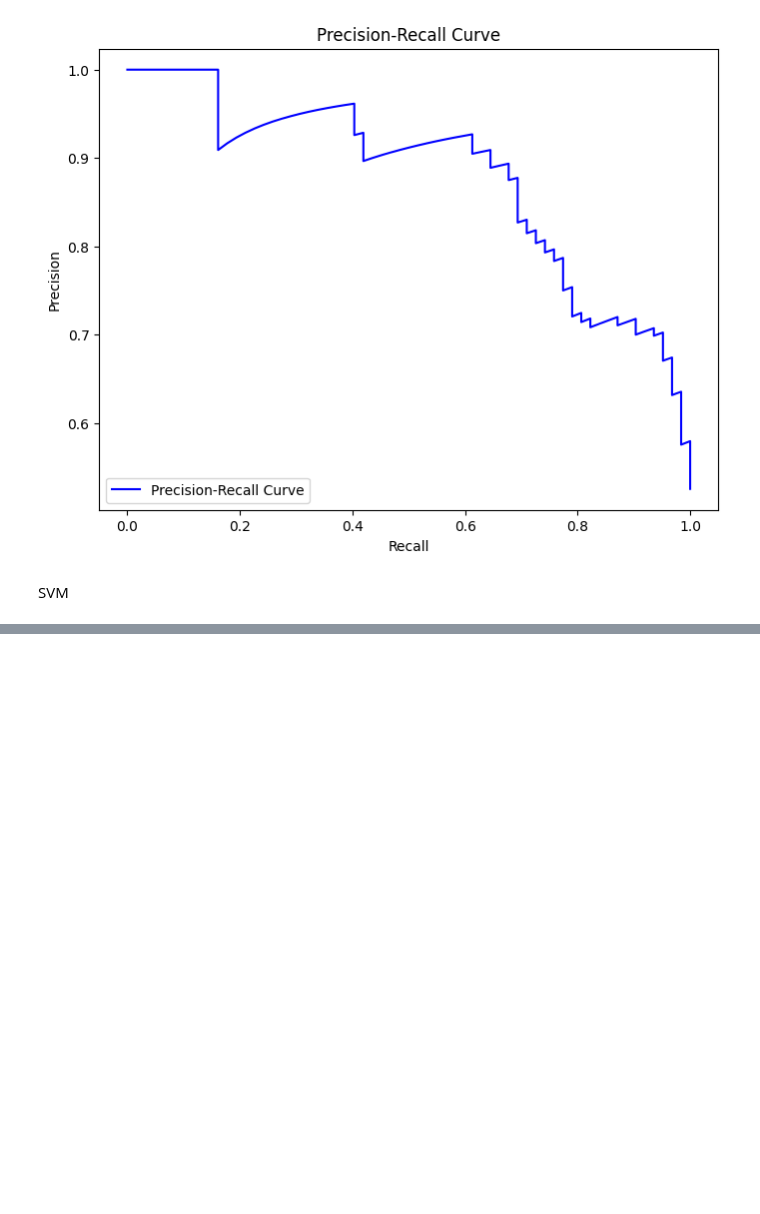
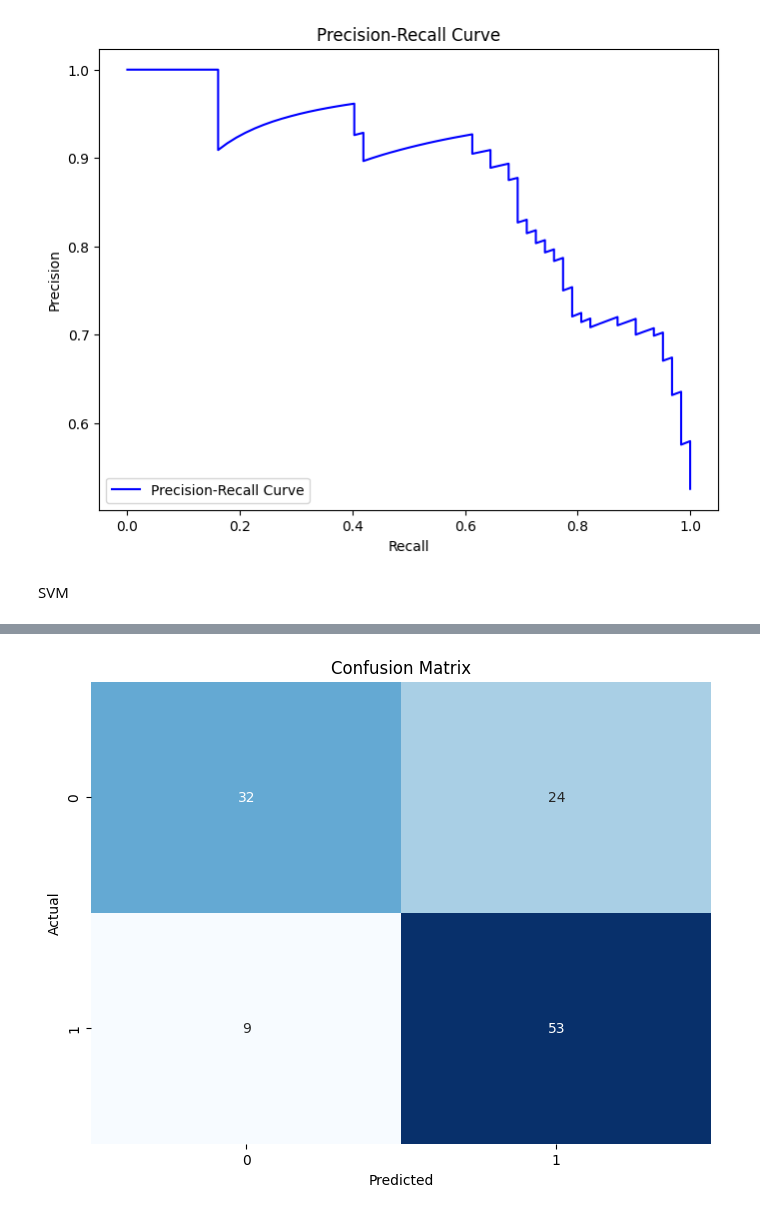
Before and after one commit to Shrramana/MASH_ML, a Jupyter notebook: Final model.ipynb, the cells around one changed output, grey strips where cells are left out. Drawn from its saved outputs; the diff is of its cells as text; code cells hidden in the pictures; blank space fills up the shorter version.

Commit message:
SVM model added

```diff
--- a/Final model.ipynb
+++ b/Final model.ipynb
@@ -373,0 +376,15 @@ SVM
+# %%
+
+final_10df_median_filled = final_10df
+
+# Columns to exclude
+exclude_columns = ['ID', 'MASH']
+
+# Get the columns that need to be filled with the median
+columns_to_fill = final_10df_median_filled.columns.difference(exclude_columns)
+
+# Fill NaN values with the median of each column, excluding the specified columns
+final_10df_median_filled[columns_to_fill] = final_10df_median_filled[columns_to_fill].apply(lambda x: x.fillna(x.median()), axis=0)
+
+# Check if NaN values are filled
+print(final_10df_median_filled.isnull().sum())
@@ -373,0 +409,77 @@ SVM
+# %%
+# Import necessary libraries
+import pandas as pd
+import numpy as np
+from sklearn.model_selection import train_test_split
+from sklearn.svm import SVC
+from sklearn.metrics import accuracy_score, classification_report, confusion_matrix, roc_auc_score, roc_curve, precision_recall_curve
+import matplotlib.pyplot as plt
+import seaborn as sns
+from sklearn.preprocessing import StandardScaler
+
+# Load your dataset
+# Assuming 'final_10df_median_filled' is your DataFrame after filling NaN values
+data = final_10df_median_filled
+data = data.drop(columns='ID')
+
+# Define the target and features
+target = 'MASH'
+features = [col for col in data.columns if col != target]
+
+# Split the data into training and test sets
+X_train, X_test, y_train, y_test = train_test_split(data[features], data[target], test_size=0.2, random_state=42)
+
+# Standardize the features
+scaler = StandardScaler()
+X_train = scaler.fit_transform(X_train)
+X_test = scaler.transform(X_test)
+
+# Initialize and train SVM model with RBF kernel
+model = SVC(kernel='rbf', probability=True, random_state=42)
+model.fit(X_train, y_train)
+
+# Make predictions
+y_pred = model.predict(X_test)
+y_pred_proba = model.predict_proba(X_test)[:, 1]
+
+# Evaluate the model
+accuracy = accuracy_score(y_test, y_pred)
+conf_matrix = confusion_matrix(y_test, y_pred)
+
+# Print accuracy and classification report
+print(f'Accuracy: {accuracy:.4f}')
+print('Classification Report:')
+print(classification_report(y_test, y_pred))
+
+# Plot confusion matrix
+plt.figure(figsize=(8, 6))
+sns.heatmap(conf_matrix, annot=True, fmt='d', cmap='Blues', cbar=False)
+plt.title('Confusion Matrix')
+plt.xlabel('Predicted')
+plt.ylabel('Actual')
+plt.show()
+
+# Calculate and plot ROC curve
+fpr, tpr, _ = roc_curve(y_test, y_pred_proba)
+auroc = roc_auc_score(y_test, y_pred_proba)
+
+plt.figure(figsize=(8, 6))
+plt.plot(fpr, tpr, color='blue', label=f'AUROC = {auroc:.2f}')
+plt.plot([0, 1], [0, 1], color='red', linestyle='--')
+plt.xlabel('False Positive Rate')
+plt.ylabel('True Positive Rate')
+plt.title('ROC Curve')
+plt.legend(loc='lower right')
+plt.show()
+
+# Calculate and plot Precision-Recall curve
+precision, recall, _ = precision_recall_curve(y_test, y_pred_proba)
+
+plt.figure(figsize=(8, 6))
+plt.plot(recall, precision, color='blue', label='Precision-Recall Curve')
+plt.xlabel('Recall')
+plt.ylabel('Precision')
+plt.title('Precision-Recall Curve')
+plt.legend(loc='lower left')
+plt.show()
+# %% [output]
@@ -373,0 +496 @@ SVM
+[figure, added]
```
Also changed, not shown: parts of 3 cells of this notebook.
